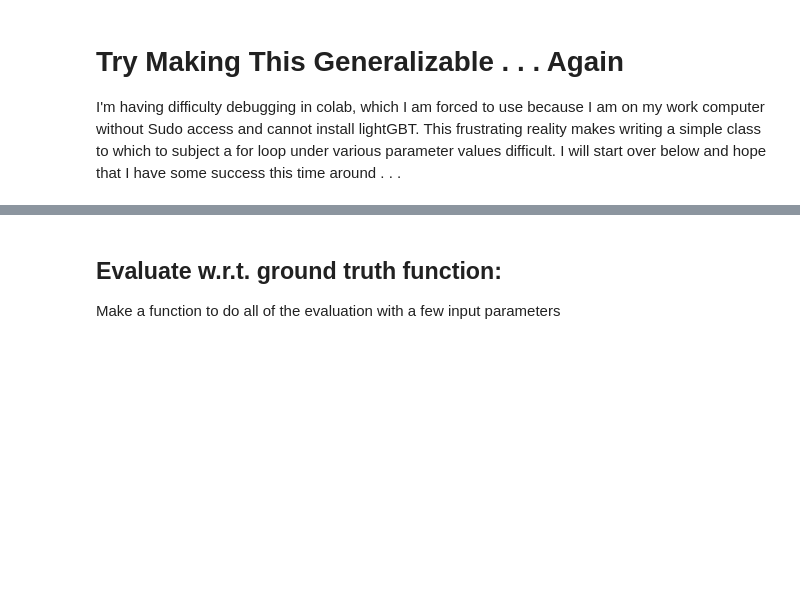
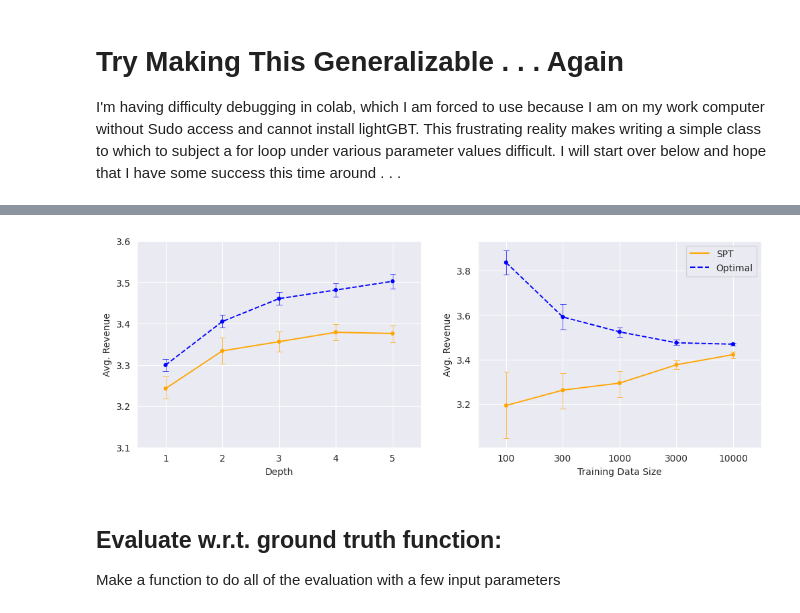
Before and after one commit to lentin26/Student-Prescription-Tree, a Jupyter notebook: lightGBM.ipynb, the cells around one changed output, grey strips where cells are left out. Cells and saved outputs as stored; diff of their text form; code cells hidden in the pictures; blank space fills up the shorter version.

Commit message:
Updated dataset 4 plots.

```diff
--- a/lightGBM.ipynb
+++ b/lightGBM.ipynb
@@ -1752,7 +1732,7 @@ class EvaluateSPT:
         #total_revenue.append(partition_rev)
         revs.append(rev)
 
-      return opt_revenue
+      return revs
 
     opt_revenue1 = get_rev(self.tree1, depth)
     opt_revenue2 = get_rev(self.tree2, depth)
@@ -1817,7 +1801,7 @@ opt_results = []
 # take multiple samples
 for i in tqdm(range(10)):
   # generate dataset
-  data = use_model(model_id=1, n_samples=5000)
+  data = use_model(model_id=4, n_samples=5000)
 
   # get covariates, target and price thresholds
   covariates = [x for x in data.columns if x not in ['optimal_price', 'Y']]
@@ -1865,0 +1879,79 @@ plt.show()
+# %%
+sns.set_style("darkgrid")
+# %%
+fig, ax = plt.subplots(1, 2, figsize=(12, 4))
+
+# plot SPT results
+sns.pointplot(
+    data=np.array(spt_results),
+    errorbar=('ci', 90),
+    color='orange',
+    linestyles='-',
+    capsize=.1,
+    scale=0.5,
+    errwidth=0.5,
+    ax=ax[0]
+)
+# plot optimal results
+sns.pointplot(
+    data=np.array(opt_results),
+    errorbar=('ci', 90),
+    color='blue',
+    linestyles='--',
+    capsize=.1,
+    scale=0.5,
+    errwidth=0.5,
+    ax=ax[0]
+)
+
+# plot SPT results
+sns.pointplot(
+    data=np.array(spt_results2).transpose(),
+    errorbar=('ci', 90),
+    color='orange',
+    linestyles='-',
+    capsize=.1,
+    scale=0.5,
+    errwidth=0.5,
+    ax=ax[1]
+)
+
+# plot optimal results
+sns.pointplot(
+    data=np.array(opt_results2).transpose(),
+    errorbar=('ci', 90),
+    color='blue',
+    linestyles='--',
+    capsize=.1,
+    scale=0.5,
+    errwidth=0.5,
+    ax=ax[1]
+)
+
+print(np.array(spt_results).mean(axis=0))
+print(np.array(opt_results).mean(axis=0))
+
+# format plot
+from matplotlib.lines import Line2D
+
+a = Line2D([], [], color='orange', label='SPT')
+b = Line2D([], [], color='blue', label='Optimal', linestyle='--')
+plt.legend(handles=[a, b])
+
+ax[0].set_ylim(3.1, 3.6)
+ax[0].set_xticks(ticks=range(5), labels=[1, 2, 3, 4, 5])
+ax[0].set_xlabel("Depth")
+ax[0].set_ylabel("Avg. Revenue")
+ax[0].grid(True)
+
+ax[1].grid(True)
+ax[1].set_xticks(ticks=range(5), labels=[100, 300, 1000, 3000, 10000])
+ax[1].set_xlabel('Training Data Size')
+ax[1].set_ylabel('Avg. Revenue')
+
+from google.colab import files
+plt.savefig("dataset4_spt.png")
+files.download("dataset4_spt.png")
+
+plt.show()
+# %% [output]
@@ -1866,3 +1962,4 @@ plt.show()
+[figure, added]
 # %% [markdown]
 ## Evaluate w.r.t. ground truth function:
 Make a function to do all of the evaluation with a few input parameters
```
Also changed, not shown: parts of 8 cells of this notebook.
